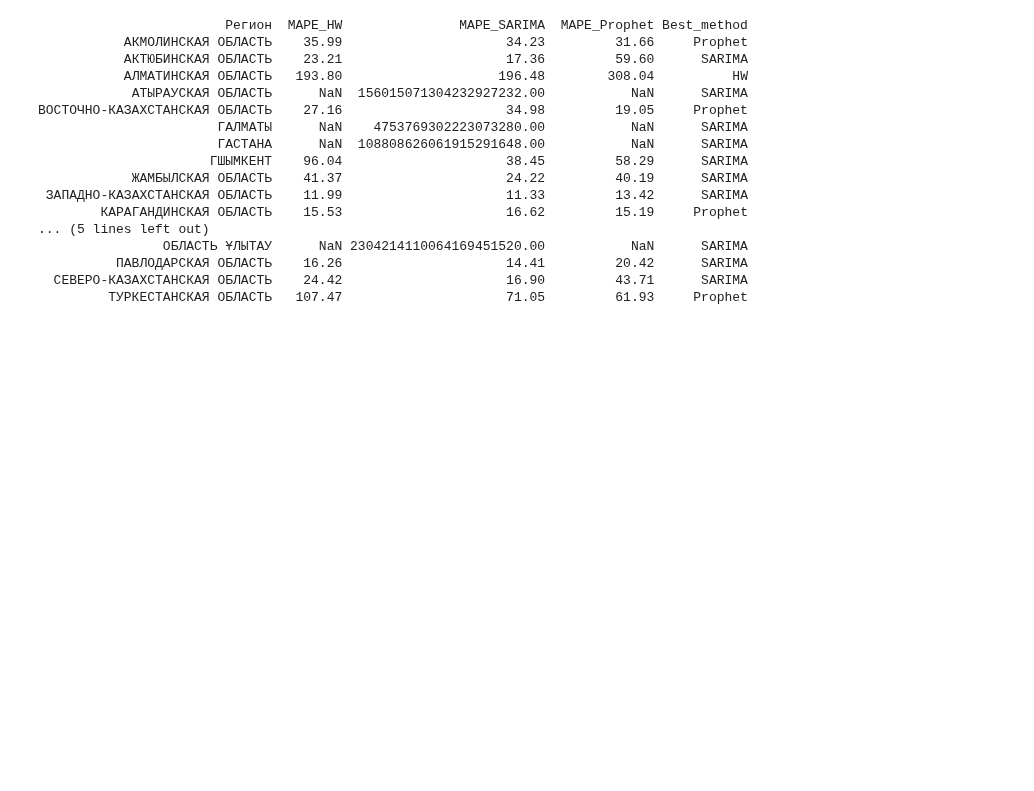
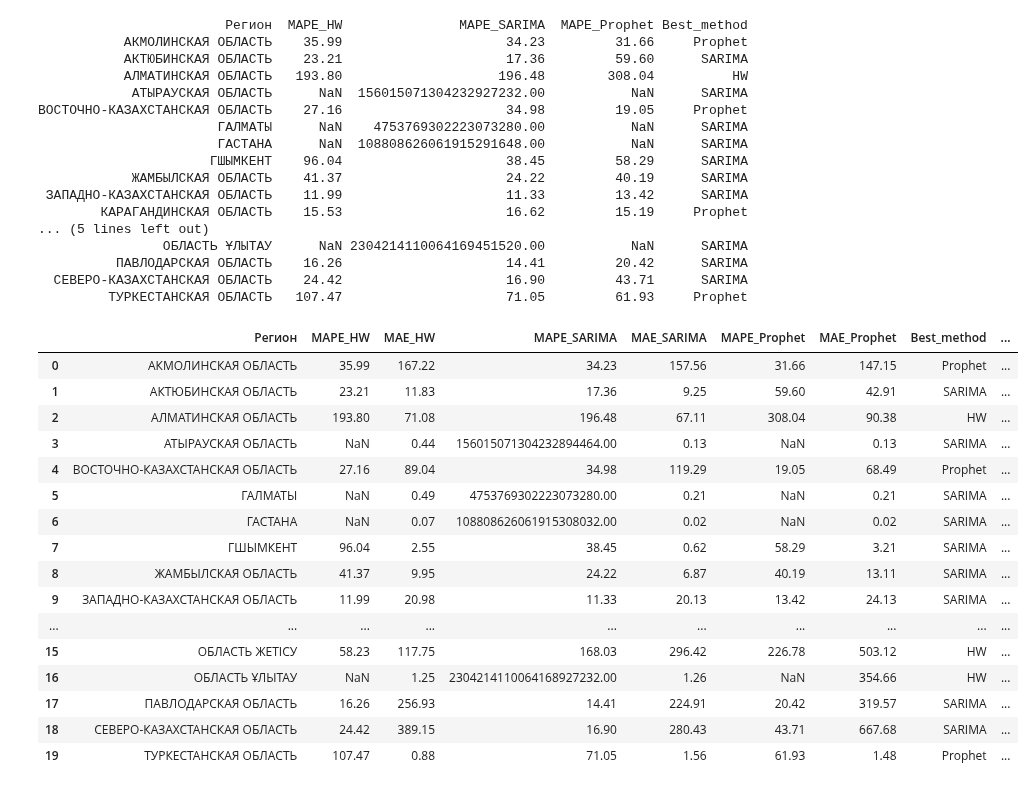
Before and after one commit to Madi147/ICC, a Jupyter notebook: Models/Свиньи/Свиньи_all_regions.ipynb, the cells around one changed output. Cells and saved outputs as stored; diff of their text form; code cells hidden in the pictures; blank space fills up the shorter version.

```diff
--- a/Models/Свиньи/Свиньи_all_regions.ipynb
+++ b/Models/Свиньи/Свиньи_all_regions.ipynb
@@ -446,0 +472,68 @@ summary.to_excel("results/Свиньи - Лучшие модели.xlsx", index=
+# %%
+THRESHOLD_MAPE = 1000.0  # порог
+
+mape_cols = ["MAPE_HW","MAPE_SARIMA","MAPE_Prophet"]
+mae_cols  = ["MAE_HW","MAE_SARIMA","MAE_Prophet"]
+
+# 1) Приведём метрики к числам (на всякий случай ещё раз)
+for c in mape_cols + mae_cols:
+    summary[c] = pd.to_numeric(summary[c], errors="coerce")
+
+def choose_best_simple(row):
+    # Берём числовые серии и подменяем NaN на +inf, чтобы .idxmin() стабильно работал
+    mape_s = row[mape_cols].astype(float).fillna(np.inf)
+    mae_s  = row[mae_cols].astype(float).fillna(np.inf)
+
+    min_mape = mape_s.min()
+
+    # Если все MAPE были NaN -> min = +inf
+    if np.isinf(min_mape):
+        criterion = "MAE"
+        winner_col = mae_s.idxmin()
+    elif min_mape <= THRESHOLD_MAPE:
+        criterion = "MAPE"
+        winner_col = mape_s.idxmin()
+    else:
+        criterion = "MAE"
+        winner_col = mae_s.idxmin()
+
+    method = winner_col.split("_")[-1]  # HW / SARIMA / Prophet
+
+    return pd.Series({
+        "Best_method": method,
+        "Best_criterion": criterion,
+        "Best_MAPE": float(mape_s.replace(np.inf, np.nan).min()),
+        "Best_MAE": float(mae_s.replace(np.inf, np.nan).min())
+    })
+
+best = summary.apply(choose_best_simple, axis=1)
+
+result = pd.concat([summary, best], axis=1)
+
+# Округление и сохранение
+for c in mape_cols + mae_cols + ["Best_MAPE","Best_MAE"]:
+    result[c] = result[c].round(2)
+
+# Если у вас есть переменная OUT_FILE — используйте её. Иначе:
+OUT_FILE = "results/Свиньи - Лучшие модели (MAPE_then_MAE).xlsx"
+result.sort_values(["Best_method","Регион"]).to_excel(OUT_FILE, index=False)
+
+result
+# %% [output]
+|  | Регион | MAPE_HW | MAE_HW | MAPE_SARIMA | MAE_SARIMA | MAPE_Prophet | MAE_Prophet | Best_method | ... |
+| 0 | АКМОЛИНСКАЯ ОБЛАСТЬ | 35.99 | 167.22 | 34.23 | 157.56 | 31.66 | 147.15 | Prophet | ... |
+| 1 | АКТЮБИНСКАЯ ОБЛАСТЬ | 23.21 | 11.83 | 17.36 | 9.25 | 59.60 | 42.91 | SARIMA | ... |
+| 2 | АЛМАТИНСКАЯ ОБЛАСТЬ | 193.80 | 71.08 | 196.48 | 67.11 | 308.04 | 90.38 | HW | ... |
+| 3 | АТЫРАУСКАЯ ОБЛАСТЬ | NaN | 0.44 | 156015071304232894464.00 | 0.13 | NaN | 0.13 | SARIMA | ... |
+| 4 | ВОСТОЧНО-КАЗАХСТАНСКАЯ ОБЛАСТЬ | 27.16 | 89.04 | 34.98 | 119.29 | 19.05 | 68.49 | Prophet | ... |
+| 5 | ГАЛМАТЫ | NaN | 0.49 | 4753769302223073280.00 | 0.21 | NaN | 0.21 | SARIMA | ... |
+| 6 | ГАСТАНА | NaN | 0.07 | 108808626061915308032.00 | 0.02 | NaN | 0.02 | SARIMA | ... |
+| 7 | ГШЫМКЕНТ | 96.04 | 2.55 | 38.45 | 0.62 | 58.29 | 3.21 | SARIMA | ... |
+| 8 | ЖАМБЫЛСКАЯ ОБЛАСТЬ | 41.37 | 9.95 | 24.22 | 6.87 | 40.19 | 13.11 | SARIMA | ... |
+| 9 | ЗАПАДНО-КАЗАХСТАНСКАЯ ОБЛАСТЬ | 11.99 | 20.98 | 11.33 | 20.13 | 13.42 | 24.13 | SARIMA | ... |
+| ... | ... | ... | ... | ... | ... | ... | ... | ... | ... |
+| 15 | ОБЛАСТЬ ЖЕТІСУ | 58.23 | 117.75 | 168.03 | 296.42 | 226.78 | 503.12 | HW | ... |
+| 16 | ОБЛАСТЬ ҰЛЫТАУ | NaN | 1.25 | 2304214110064168927232.00 | 1.26 | NaN | 354.66 | HW | ... |
+| 17 | ПАВЛОДАРСКАЯ ОБЛАСТЬ | 16.26 | 256.93 | 14.41 | 224.91 | 20.42 | 319.57 | SARIMA | ... |
+| 18 | СЕВЕРО-КАЗАХСТАНСКАЯ ОБЛАСТЬ | 24.42 | 389.15 | 16.90 | 280.43 | 43.71 | 667.68 | SARIMA | ... |
+| 19 | ТУРКЕСТАНСКАЯ ОБЛАСТЬ | 107.47 | 0.88 | 71.05 | 1.56 | 61.93 | 1.48 | Prophet | ... |
```
Also changed, not shown: parts of 1 cell of this notebook, 15 other files.
